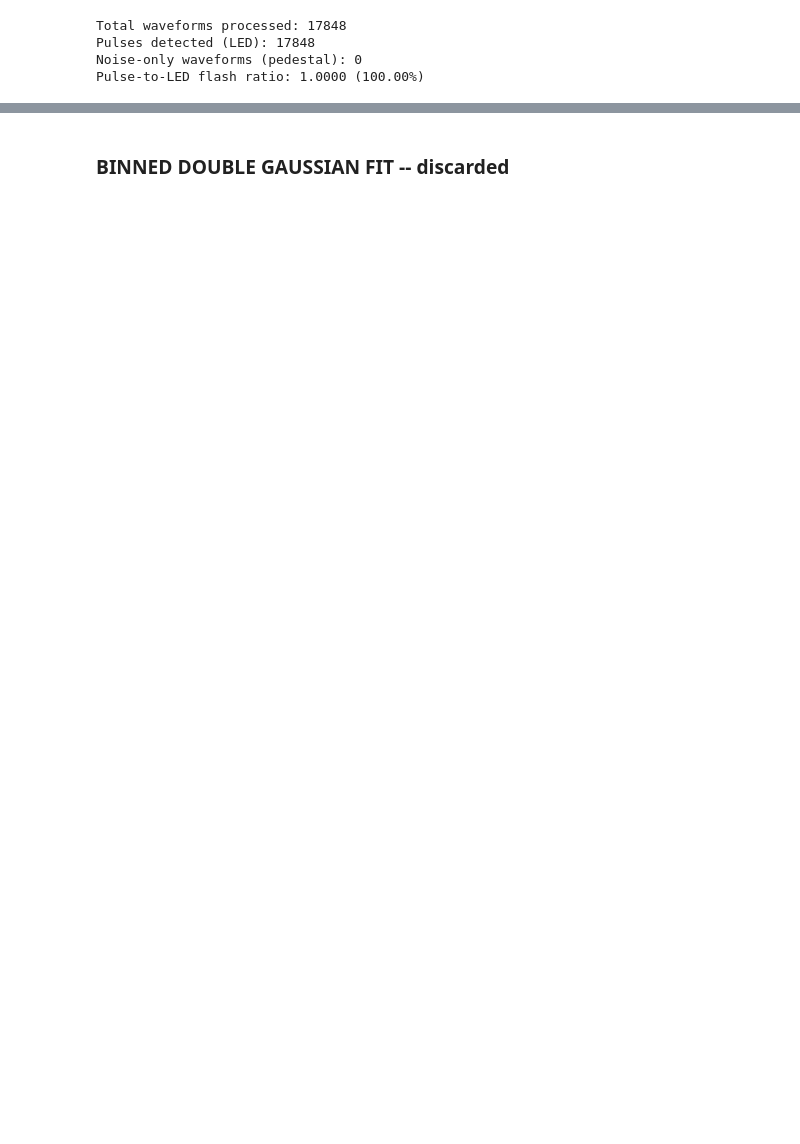
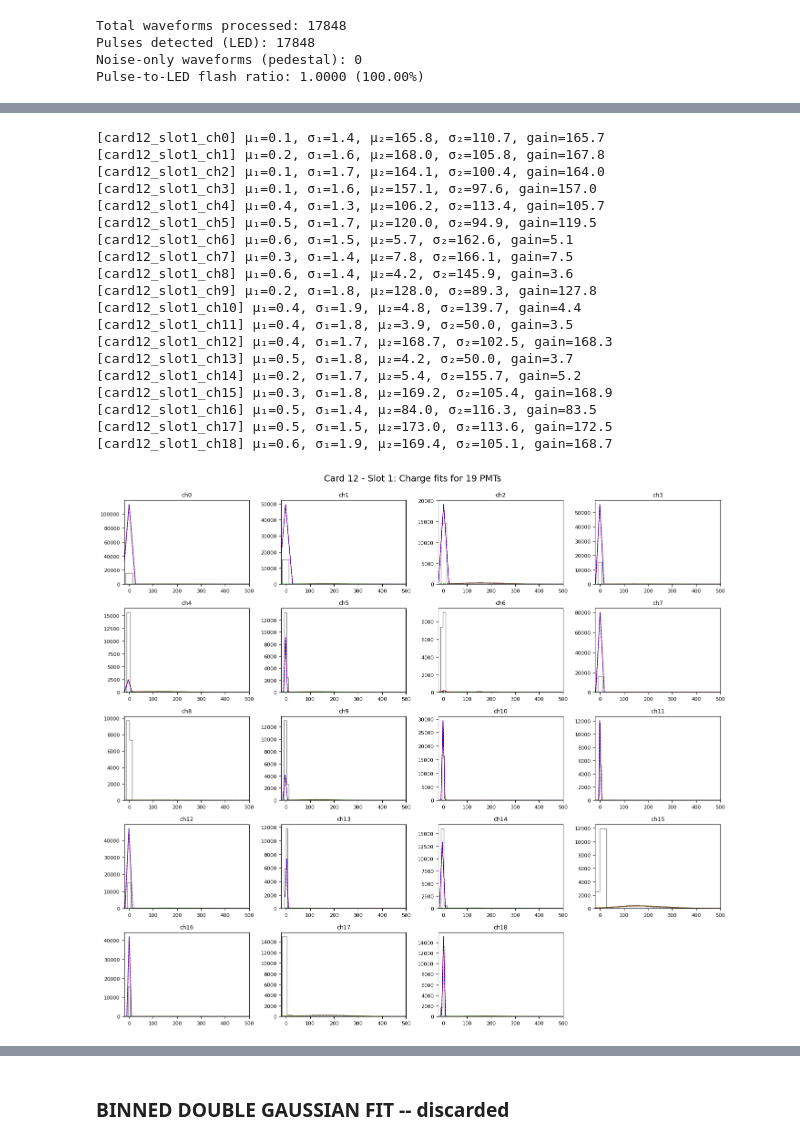
Before and after one commit to elenaramos44/WCTE_MC-Data_Validation_with_GAIN_Calibration, a Jupyter notebook: CALIBRATION.ipynb, the cells around one changed output, grey strips where cells are left out. Saved outputs shown, nothing was run; the diff lists cells and outputs as text; code cells hidden in the pictures; blank space fills up the shorter version.

```diff
--- a/CALIBRATION.ipynb
+++ b/CALIBRATION.ipynb
@@ -1459,0 +1649,73 @@ plt.show()
+# %%
+# --- MAIN LOOP over 19 channels ---
+fig, axes = plt.subplots(5, 4, figsize=(14, 12))
+axes = axes.flatten()
+
+for channel_id in range(19):
+    pmt_label = f"card{card_id}_slot{slot_id}_ch{channel_id}"
+    npz_path = os.path.join(signal_dir, pmt_label + ".npz")
+    if not os.path.exists(npz_path):
+        print(f"Missing file: {npz_path}")
+        continue
+
+    # Load waveforms
+    signal_waveforms = load_waveforms(npz_path)
+    all_peaks = [do_pulse_finding(wf) for wf in signal_waveforms]
+
+    charges = []
+    for wf, peaks in zip(signal_waveforms, all_peaks):
+        peak_sample = peaks[0] if len(peaks) > 0 else np.argmax(wf)
+        q = charge_calculation_mPMT_method(wf, peak_sample)
+        charges.append(q)
+    charges = np.array(charges)
+
+    # Fit double Gaussian
+    fit = fit_double_gauss_unbinned(charges, pmt_label=pmt_label)
+
+    # --- Plot ---
+    ax = axes[channel_id]
+    bins = np.linspace(charges.min(), charges.max(), 200)
+    bin_centers = 0.5 * (bins[1:] + bins[:-1])
+    bin_width = bins[1] - bins[0]
+
+    pdf_ped = fit["w"] * norm.pdf(bin_centers, fit["mu1"], fit["sigma1"])
+    pdf_spe = (1 - fit["w"]) * norm.pdf(bin_centers, fit["mu2"], fit["sigma2"])
+    pdf_total = (pdf_ped + pdf_spe) * len(charges) * bin_width
+
+    ax.hist(charges, bins=bins, histtype='step', color='gray', lw=1)
+    ax.plot(bin_centers, pdf_total, 'r-', lw=1)
+    ax.plot(bin_centers, pdf_ped * len(charges) * bin_width, 'b--', lw=1)
+    ax.plot(bin_centers, pdf_spe * len(charges) * bin_width, 'g--', lw=1)
+    ax.set_title(f"ch{channel_id}", fontsize=9)
+    ax.set_xlim(-20, 500)
+    ax.set_ylim(0, None)
+    ax.tick_params(labelsize=8)
+
+# Hide any unused subplots
+for ax in axes[19:]:
+    ax.axis('off')
+
+plt.tight_layout()
+plt.suptitle(f"Card {card_id} - Slot {slot_id}: Charge fits for 19 PMTs", fontsize=14, y=1.02)
+plt.show()
+# %% [output]
+[card12_slot1_ch0] μ₁=0.1, σ₁=1.4, μ₂=165.8, σ₂=110.7, gain=165.7
+[card12_slot1_ch1] μ₁=0.2, σ₁=1.6, μ₂=168.0, σ₂=105.8, gain=167.8
+[card12_slot1_ch2] μ₁=0.1, σ₁=1.7, μ₂=164.1, σ₂=100.4, gain=164.0
+[card12_slot1_ch3] μ₁=0.1, σ₁=1.6, μ₂=157.1, σ₂=97.6, gain=157.0
+[card12_slot1_ch4] μ₁=0.4, σ₁=1.3, μ₂=106.2, σ₂=113.4, gain=105.7
+[card12_slot1_ch5] μ₁=0.5, σ₁=1.7, μ₂=120.0, σ₂=94.9, gain=119.5
+[card12_slot1_ch6] μ₁=0.6, σ₁=1.5, μ₂=5.7, σ₂=162.6, gain=5.1
+[card12_slot1_ch7] μ₁=0.3, σ₁=1.4, μ₂=7.8, σ₂=166.1, gain=7.5
+[card12_slot1_ch8] μ₁=0.6, σ₁=1.4, μ₂=4.2, σ₂=145.9, gain=3.6
+[card12_slot1_ch9] μ₁=0.2, σ₁=1.8, μ₂=128.0, σ₂=89.3, gain=127.8
+[card12_slot1_ch10] μ₁=0.4, σ₁=1.9, μ₂=4.8, σ₂=139.7, gain=4.4
+[card12_slot1_ch11] μ₁=0.4, σ₁=1.8, μ₂=3.9, σ₂=50.0, gain=3.5
+[card12_slot1_ch12] μ₁=0.4, σ₁=1.7, μ₂=168.7, σ₂=102.5, gain=168.3
+[card12_slot1_ch13] μ₁=0.5, σ₁=1.8, μ₂=4.2, σ₂=50.0, gain=3.7
+[card12_slot1_ch14] μ₁=0.2, σ₁=1.7, μ₂=5.4, σ₂=155.7, gain=5.2
+[card12_slot1_ch15] μ₁=0.3, σ₁=1.8, μ₂=169.2, σ₂=105.4, gain=168.9
+[card12_slot1_ch16] μ₁=0.5, σ₁=1.4, μ₂=84.0, σ₂=116.3, gain=83.5
+[card12_slot1_ch17] μ₁=0.5, σ₁=1.5, μ₂=173.0, σ₂=113.6, gain=172.5
+[card12_slot1_ch18] μ₁=0.6, σ₁=1.9, μ₂=169.4, σ₂=105.1, gain=168.7
+[figure, added]
```
Also changed, not shown: parts of 19 cells of this notebook.
